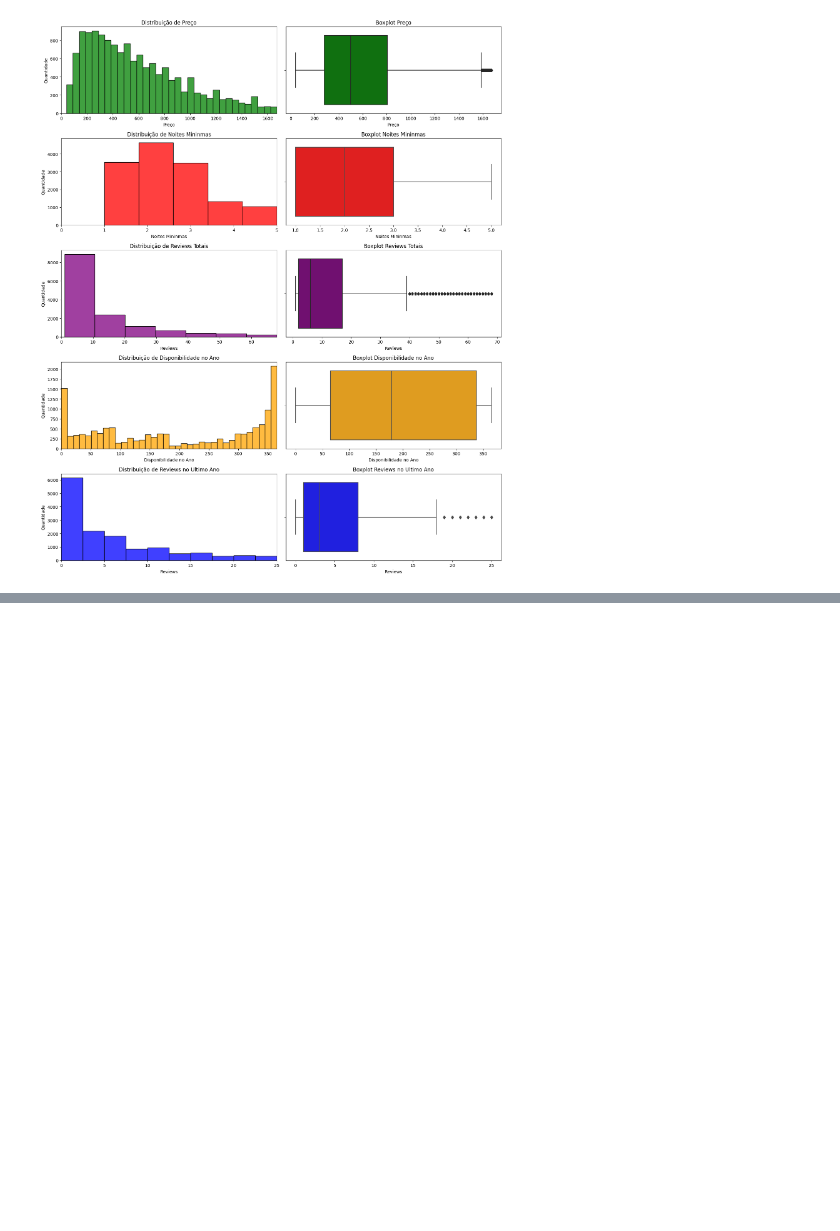
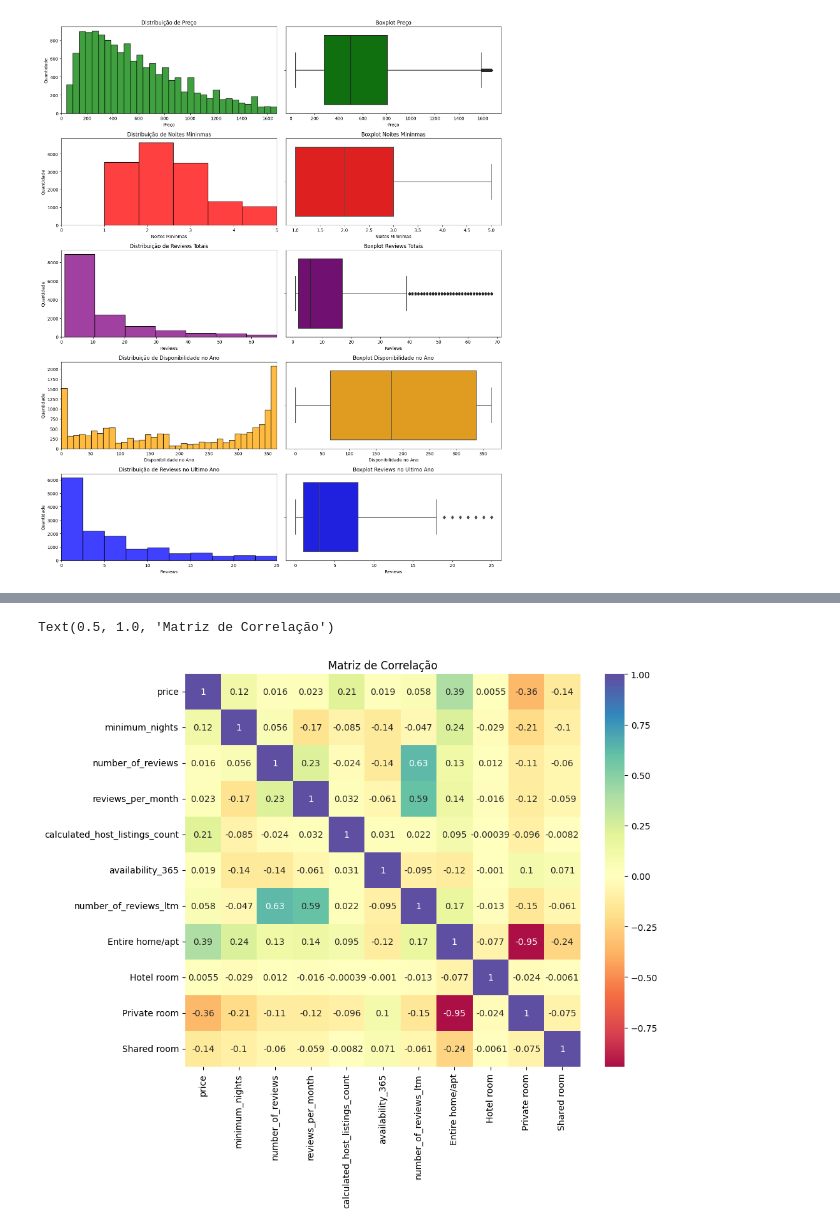
Before and after one commit to glauciapamponet/AirbnbAnalisys, a Jupyter notebook: airbnb-analysis.ipynb, the cells around one changed output, grey strips where cells are left out. Drawn from its saved outputs; the diff is of its cells as text; code cells hidden in the pictures; blank space fills up the shorter version.

```diff
--- a/airbnb-analysis.ipynb
+++ b/airbnb-analysis.ipynb
@@ -172,3 +172,7 @@ ax10.set_title('Boxplot Reviews no Ultimo Ano')
 plt.tight_layout()
 # %% [output]
 [figure]
+# %%
+dados_num = pd.concat([dados_num, pd.get_dummies(dados_num['room_type'], dtype='int')], axis=1)
+dados_num.drop(columns={'name', 'host_name', 'neighbourhood', 'room_type', 'last_review'}, inplace=True)
+dados_num
@@ -174,0 +193,8 @@ plt.tight_layout()
+# %%
+matrix = dados_num.corr()
+plt.figure(figsize=(10, 8))
+sns.heatmap(matrix, annot=True, cmap='Spectral', center=0)
+plt.title('Matriz de Correlação')
+# %% [output]
+Text(0.5, 1.0, 'Matriz de Correlação')
+[figure, added]
```
Also changed, not shown: parts of 11 cells of this notebook.
